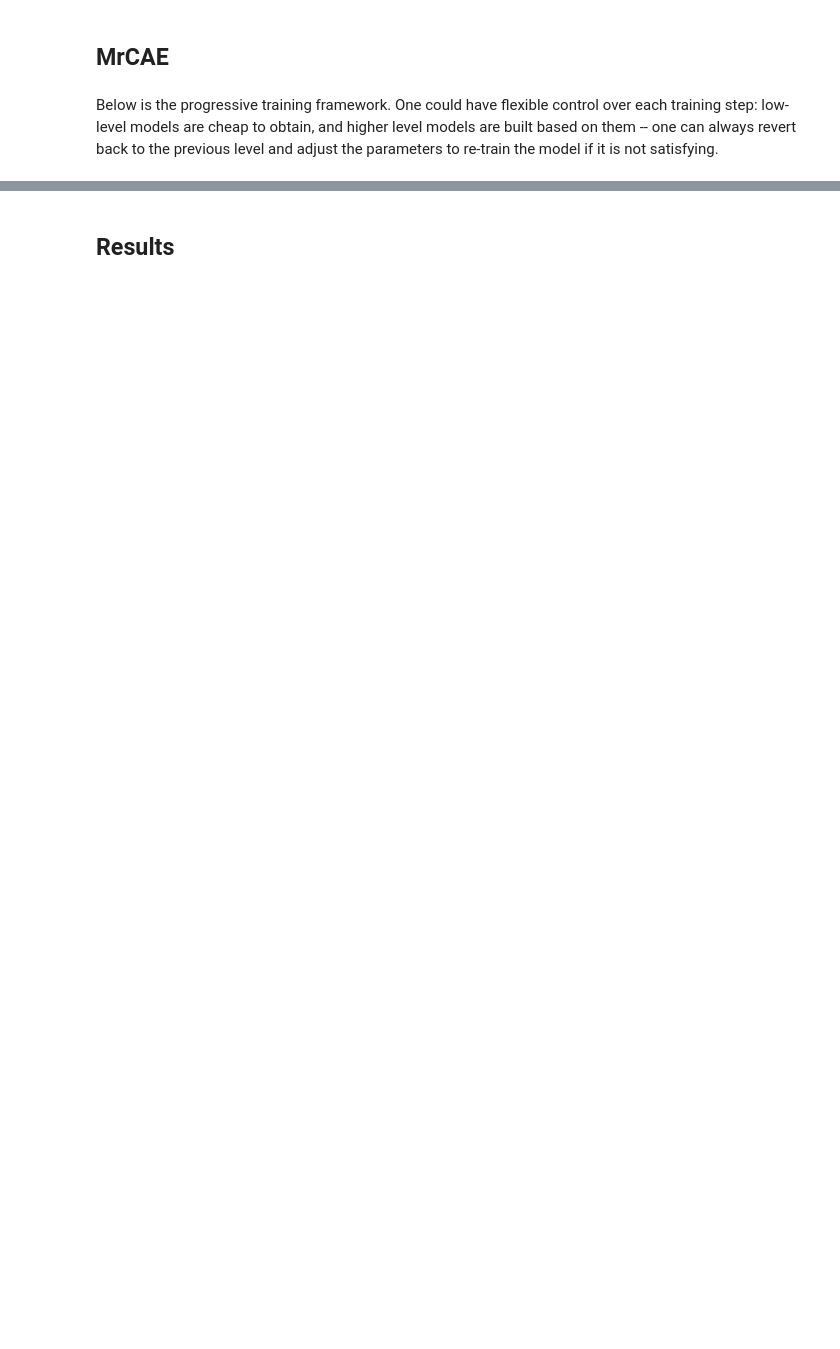
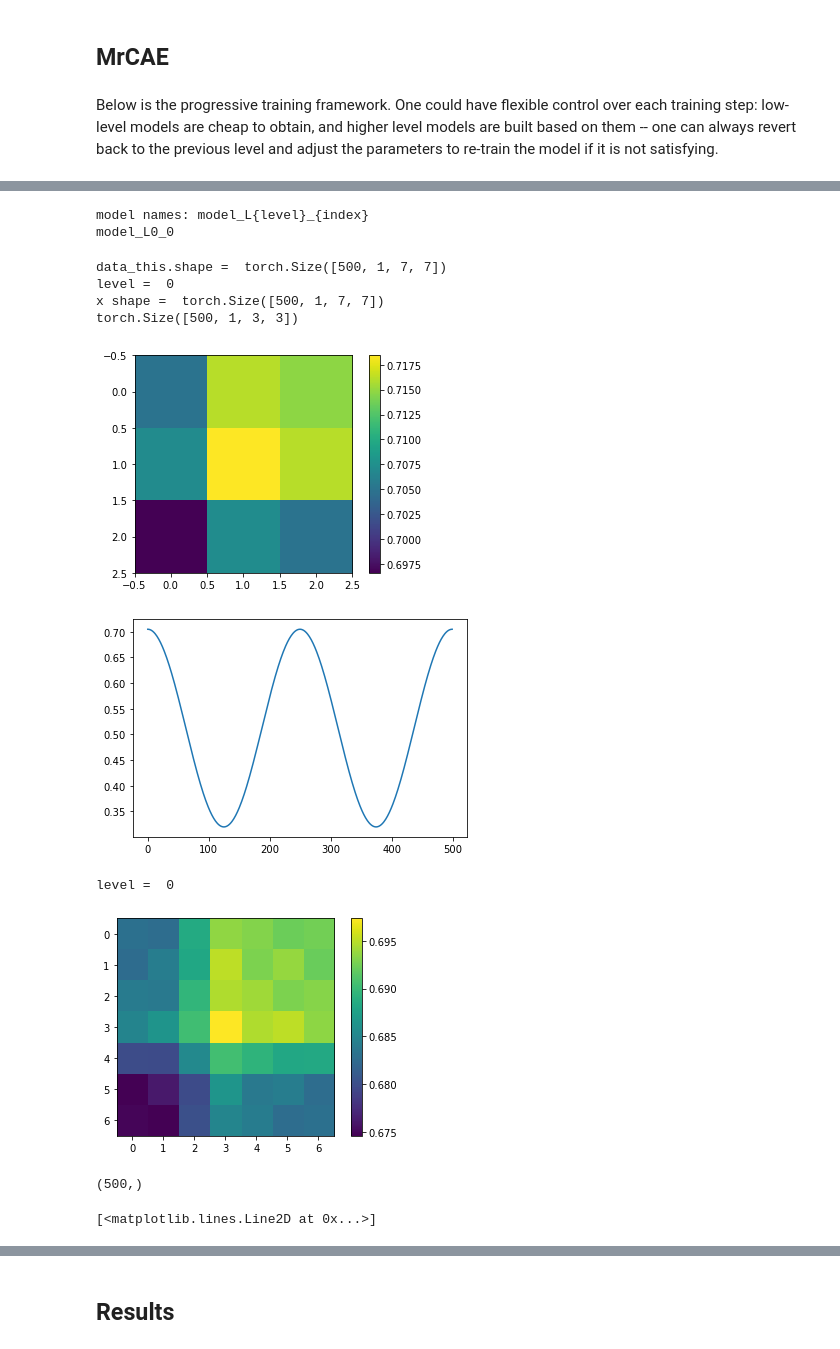
Before and after one commit to KatieJ16/Time_Space_multiscale, a Jupyter notebook: MrCAE/scripts/MrCAE_toy1-Copy1.ipynb, the cells around one changed output, grey strips where cells are left out. Drawn from its saved outputs; the diff is of its cells as text; code cells hidden in the pictures; blank space fills up the shorter version.

```diff
--- a/MrCAE/scripts/MrCAE_toy1-Copy1.ipynb
+++ b/MrCAE/scripts/MrCAE_toy1-Copy1.ipynb
@@ -61,12 +56,10 @@ Below is the progressive training framework.
 One could have flexible control over each training step: low-level models are cheap to obtain, and higher level models are built based on them -- one can always revert back to the previous level and adjust the parameters to re-train the model if it is not satisfying.
 # %%
 # init model & load data
-data_path = '../data/npy/toy1.npy'
-model_path = '../model/toy1_smaller'
-result_path = '../result/toy1_smaller/'
+data_path = '../data/toy1b.npy'
+model_path = '../model/toy1c/'
+result_path = '../result/toy1c/'
 
-np.save(data_path, Phi.T)
-
-dataset = net.MultiScaleDynamicsDataSet(data_path, n_levels=1)
+dataset = net.MultiScaleDynamicsDataSet(data_path, n_levels=5)
 # %%
 # training
@@ -79,0 +90,58 @@ if Training:
+# %%
+# trained models at different levels
+models = {}
+print('model names: model_L{level}_{index}')
+for file_name in sorted(os.listdir(model_path)):
+    model_name, _ = file_name.split('.')
+    print(model_name)
+    models[model_name] = torch.load(os.path.join(model_path, file_name))
+# %% [output]
+model names: model_L{level}_{index}
+model_L0_0
+# %%
+def obtain_data_at_current_level(data, level,n_levels):
+#         train_data = self.data[self.train_inds].to(self.device)
+#         val_data = self.data[self.val_inds].to(self.device)
+#         test_data = self.data[self.test_inds].to(self.device)
+        device = 'cuda' if torch.cuda.is_available() else 'cpu'
+
+        for _ in range(n_levels - level - 1):
+            data = utils.apply_local_op(data, device, ave=False)
+
+        return data
+
+model = models['model_L0_0']
+data = torch.tensor(scaled_Phi).T.unsqueeze(1).float()
+data_this = obtain_data_at_current_level(data, 0,5)
+print("data_this.shape = ", data_this.shape )
+encoded = model.encode(data_this, 0)#, query_in_out_each_level=False, query_hidden=False)
+print(encoded.shape)
+
+plt.imshow(encoded[0,0].detach().numpy())
+plt.colorbar()
+plt.show()
+
+plt.plot(encoded[:,0,0,0].detach().numpy())
+plt.show()
+
+decoded = model.decode(encoded, 0)
+
+plt.imshow(decoded[0,0].detach().numpy())
+plt.colorbar()
+plt.show()
+
+mse = np.mean(((data_this - decoded)**2).detach().numpy(), axis=(1,2,3))
+
+print(mse.shape)
+plt.semilogy(mse)
+# %% [output]
+data_this.shape =  torch.Size([500, 1, 7, 7])
+level =  0
+x shape =  torch.Size([500, 1, 7, 7])
+torch.Size([500, 1, 3, 3])
+[figure, added]
+[figure, added]
+level =  0
+[figure, added]
+(500,)
+[<matplotlib.lines.Line2D at 0x...>]
```
Also changed, not shown: parts of 29 cells of this notebook, 1 other file.
